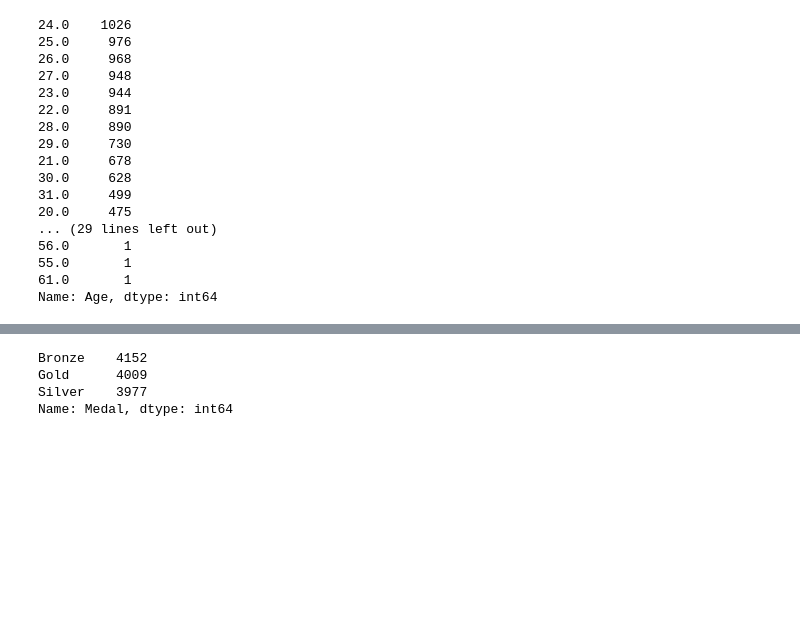
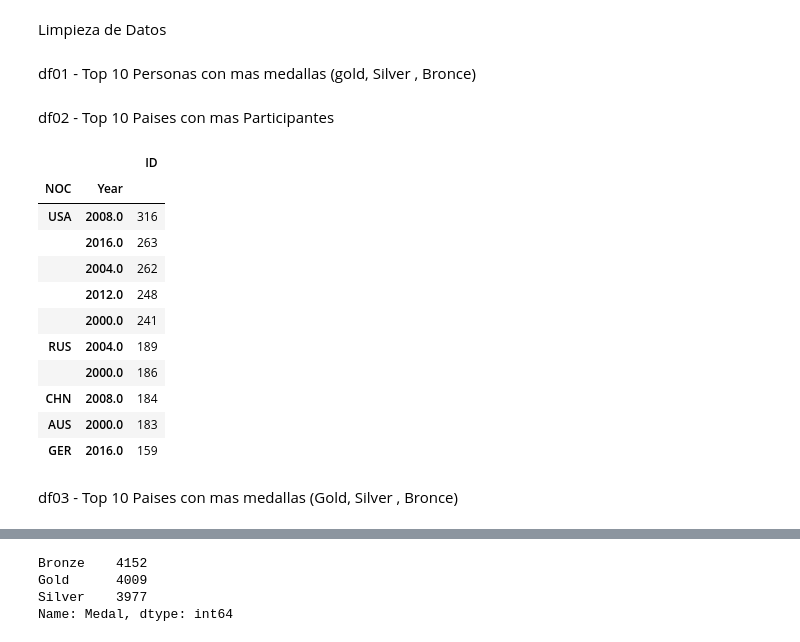
Before and after one commit to Horidefelipe/Curso_py, a Jupyter notebook: Athlete_Olympiada.ipynb, the cells around one changed output, grey strips where cells are left out. Cells and saved outputs as stored; diff of their text form; code cells hidden in the pictures; blank space fills up the shorter version.

```diff
--- a/Athlete_Olympiada.ipynb
+++ b/Athlete_Olympiada.ipynb
@@ -126,24 +66,5 @@ dtype: int64
+# %% [markdown]
+Limpieza de Datos
 # %%
 #Borrar Columnas Vacias (Ya las borre)
 df = df.dropna()
-# %%
-# Agrupados por edad
-df.Age.value_counts()
-# %% [output]
-24.0    1026
-25.0     976
-26.0     968
-27.0     948
-23.0     944
-22.0     891
-28.0     890
-29.0     730
-21.0     678
-30.0     628
-31.0     499
-20.0     475
-... (29 lines left out)
-56.0       1
-55.0       1
-61.0       1
-Name: Age, dtype: int64
@@ -152,0 +71,2 @@ df.Sex.value_counts()
+# %% [markdown]
+df01 - Top 10 Personas con mas medallas (gold, Silver , Bronce)
@@ -152,0 +85,21 @@ df.Sex.value_counts()
+# %% [markdown]
+df02 - Top 10 Paises con mas Participantes
+# %%
+columnas = ['NOC','Year','ID'] #Dataframe con unicamente las columnas con NOC ,Medal y Name
+df02 = df[[*columnas]]
+df02.groupby(['NOC','Year']).count().sort_values("ID",ascending = False).head(10)
+# %% [output]
+|  |  | ID |
+| NOC | Year |  |
+| USA | 2008.0 | 316 |
+|  | 2016.0 | 263 |
+|  | 2004.0 | 262 |
+|  | 2012.0 | 248 |
+|  | 2000.0 | 241 |
+| RUS | 2004.0 | 189 |
+|  | 2000.0 | 186 |
+| CHN | 2008.0 | 184 |
+| AUS | 2000.0 | 183 |
+| GER | 2016.0 | 159 |
+# %% [markdown]
+df03 - Top 10 Paises con mas medallas (Gold, Silver , Bronce)
```
Also changed, not shown: parts of 47 cells of this notebook.
